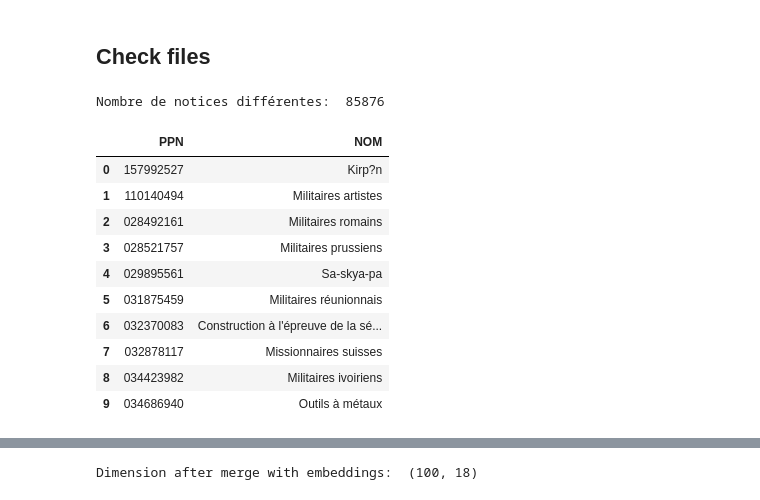
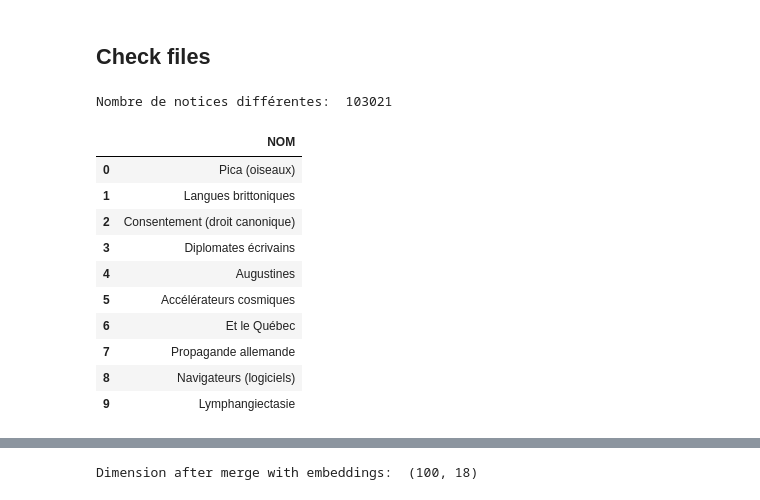
Before and after one commit to abes-esr/labo-indexation-ai, a Jupyter notebook: merge_reindexation_after_correction.ipynb, the cells around one changed output, grey strips where cells are left out. Saved outputs shown, nothing was run; the diff lists cells and outputs as text; code cells hidden in the pictures.

```diff
--- a/merge_reindexation_after_correction.ipynb
+++ b/merge_reindexation_after_correction.ipynb
@@ -84,8 +84,8 @@ include_embedding = True
 # %%
 # Original dataset
 reindex = "fusion_fichiers_reindexation.xlsx"
-rameau_file = "./extraction/liste_concepts_rameau_sans_vedetteConstruites.csv"
-embedding = "embeddings_results.csv"
+rameau_file = "rameau_Tf_Td.csv"
+embedding = "embeddings_results_valid100.csv"
 # %% [markdown]
 ### Check reindexation files
 # %%
@@ -194,22 +194,22 @@ data.to_csv(os.path.join(data_path, "reindexation_final_juin2023.csv"))
 ## Check files
 # %%
 # Import rameau list
-ram = pd.read_csv(os.path.join(data_path, rameau_file), encoding="latin-1")
+ram = pd.read_csv(os.path.join(data_path, rameau_file), index_col=0)
 print("Nombre de notices différentes: ", ram.shape[0])
 ram.head(10)
 # %% [output]
-Nombre de notices différentes:  85876
+Nombre de notices différentes:  103021
-|  | PPN | NOM |
-| 0 | 157992527 | Kirp?n |
-| 1 | 110140494 | Militaires artistes |
-| 2 | 028492161 | Militaires romains |
-| 3 | 028521757 | Militaires prussiens |
-| 4 | 029895561 | Sa-skya-pa |
-| 5 | 031875459 | Militaires réunionnais |
-| 6 | 032370083 | Construction à l'épreuve de la sé... |
-| 7 | 032878117 | Missionnaires suisses |
-| 8 | 034423982 | Militaires ivoiriens |
-| 9 | 034686940 | Outils à métaux |
+|  | NOM |
+| 0 | Pica (oiseaux) |
+| 1 | Langues brittoniques |
+| 2 | Consentement (droit canonique) |
+| 3 | Diplomates écrivains |
+| 4 | Augustines |
+| 5 | Accélérateurs cosmiques |
+| 6 | Et le Québec |
+| 7 | Propagande allemande |
+| 8 | Navigateurs (logiciels) |
+| 9 | Lymphangiectasie |
 # %%
 # Embeddings
 emb = pd.read_csv(os.path.join(data_path_embed, embedding), index_col=0)
```
Also changed, not shown: parts of 11 cells of this notebook, 3 other files.
